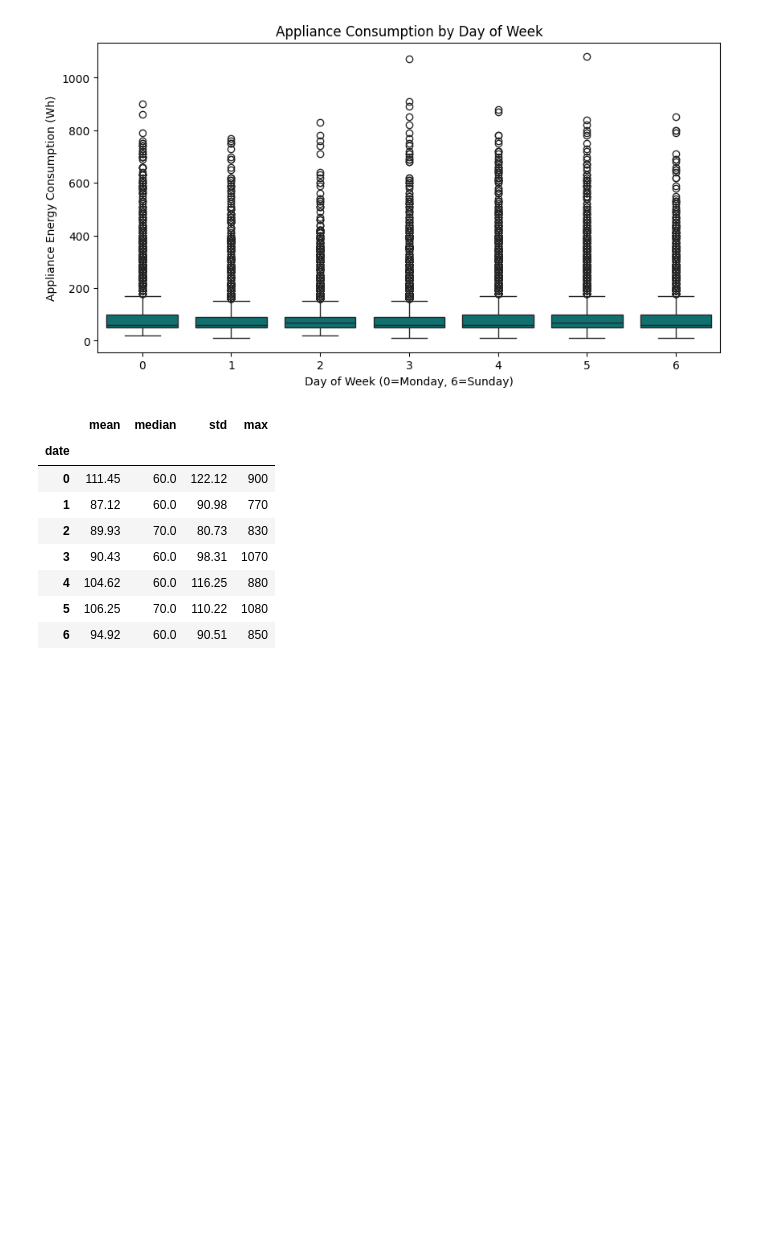
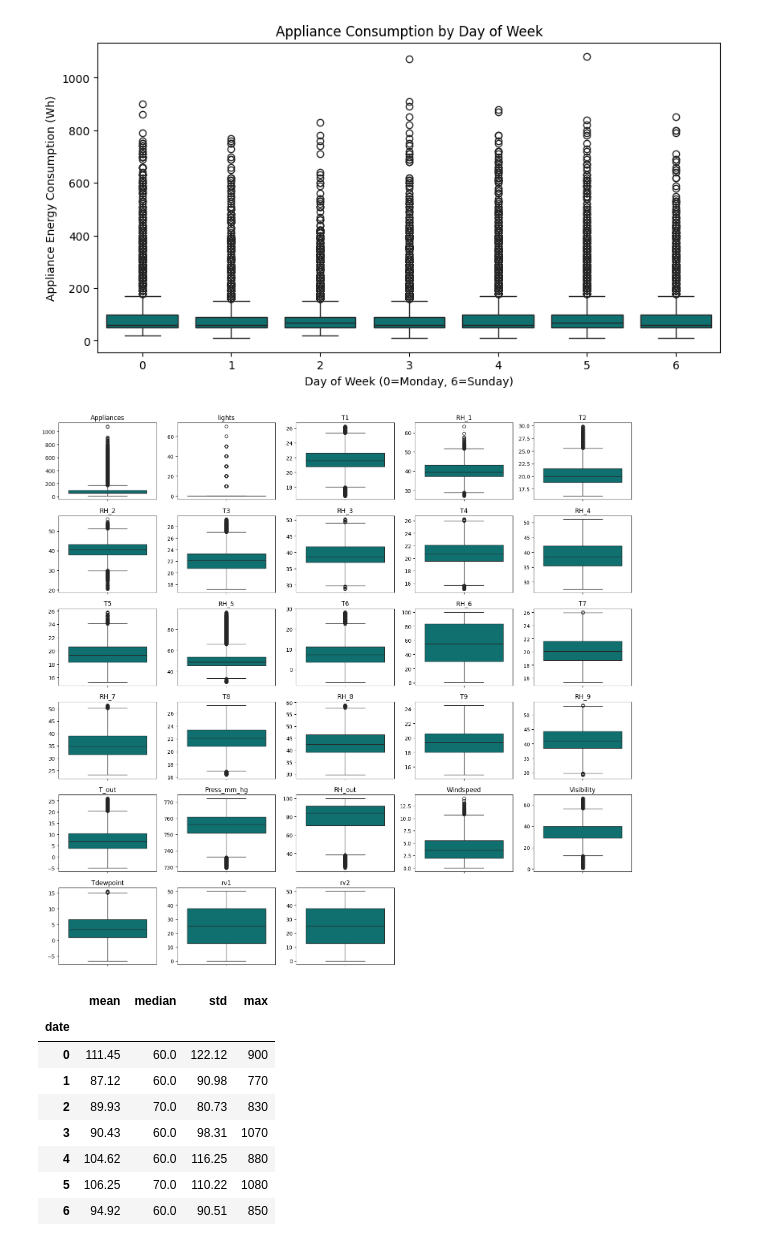
Before and after one commit to Manith-Ratnayake/Assignment, a Jupyter notebook: notebooks/EDA.ipynb, the cells around one changed output. Drawn from its saved outputs; the diff is of its cells as text; code cells hidden in the pictures; blank space fills up the shorter version.

```diff
--- a/notebooks/EDA.ipynb
+++ b/notebooks/EDA.ipynb
@@ -137,6 +126,21 @@ plt.title("Appliance Consumption by Day of Week")
 plt.show()
 # %% [output]
 [figure]
+# %%
+fig, axes = plt.subplots(6, 5, figsize=(16, 15))
+
+for ax, column in zip(axes.flat, df.columns):
+    sns.boxplot(y=df[column], ax=ax, color="teal")
+    ax.set_title(column)
+    ax.set_ylabel("")
+
+for ax in axes.flat[len(df.columns):]:
+    ax.axis("off")
+
+plt.tight_layout()
+plt.show()
+# %% [output]
+[figure, added]
 # %%
 df.groupby(df.index.dayofweek)["Appliances"].agg(["mean", "median", "std", "max"]).round(2)
 # %% [output]
```
Also changed, not shown: parts of 5 cells of this notebook, 39 other files.
